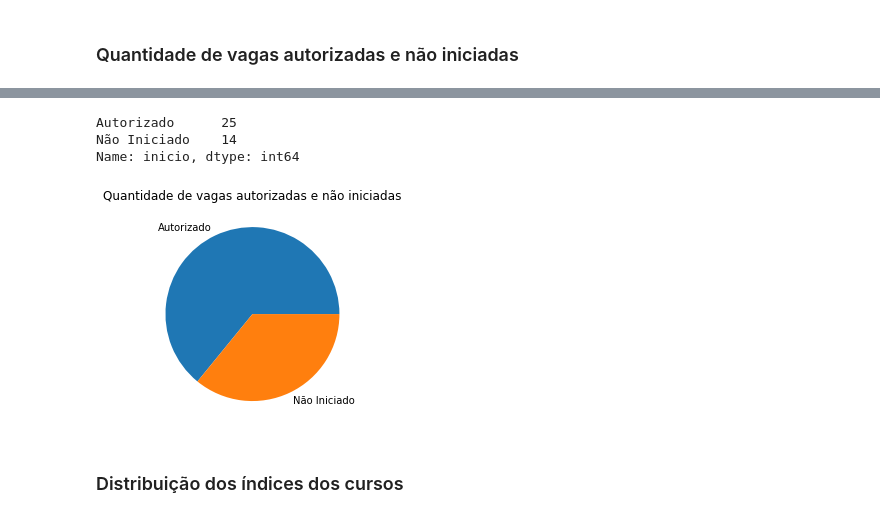
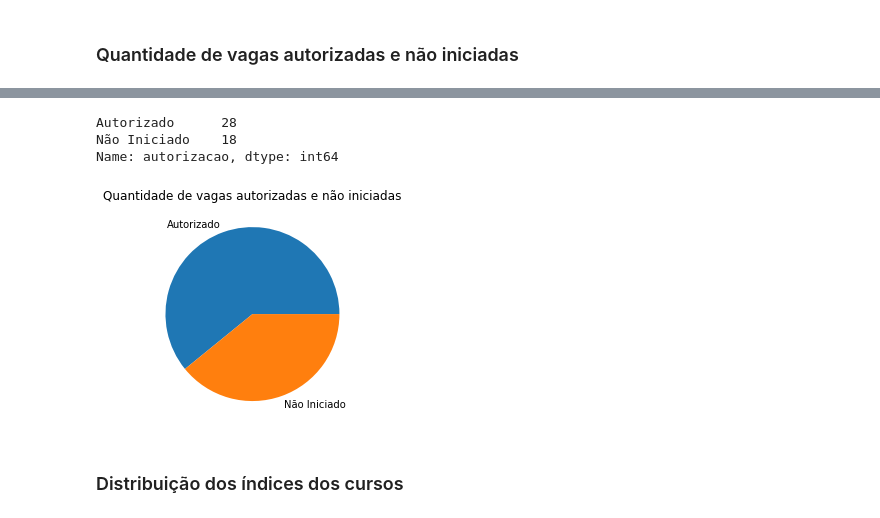
Before and after one commit to fjrsales/tecnicasComputacionais, a Jupyter notebook: int0040_aula_03_NC.ipynb, the cells around one changed output, grey strips where cells are left out. Drawn from its saved outputs; the diff is of its cells as text; code cells hidden in the pictures.

```diff
--- a/int0040_aula_03_NC.ipynb
+++ b/int0040_aula_03_NC.ipynb
@@ -596,0 +594,18 @@ plt.show()
+# %%
+df_estados = pd.read_csv('/content/drive/MyDrive/Tecnicas_Computacionais/Aula_03/universidades.csv',header=None)
+df_estados
+# %%
+df['ies_nome'] = df['ies_nome'].str.upper()
+# %%
+lista = []
+jota = False
+for i in range(len(df['ies_nome'])):
+  for j in range(len(df_estados[0])):
+    if df_estados[0][j] == df['ies_nome'][i]:
+      lista.append(df_estados[2][j])
+      jota = True
+  if jota == False:
+    lista.append('None')
+  jota = False
+print(lista)
+df['estados'] = lista
@@ -603,6 +699,8 @@ plt.show()
 # %% [markdown]
 ### Quantidade de vagas autorizadas e não iniciadas
 # %%
-df['inicio'] = df['inicio'].str.contains('Não iniciado')
-df['inicio'] = df['inicio'].replace(True,'Não Iniciado')
-df['inicio'] = df['inicio'].replace(False,'Autorizado')
+df['autorizacao'] = df['inicio'].str.contains('Não iniciado')
+df['autorizacao'] = df['autorizacao'].replace(True,'Não Iniciado')
+df['autorizacao'] = df['autorizacao'].replace(False,'Autorizado')
+df.head()
+#criar outra coluna para não perder a data
@@ -609,15 +714,15 @@ df['inicio'] = df['inicio'].replace(False,'Autorizado')
 # %%
-df['inicio'].value_counts()
+df['autorizacao'].value_counts()
 # %% [output]
-Autorizado      25
-Não Iniciado    14
-Name: inicio, dtype: int64
+Autorizado      28
+Não Iniciado    18
+Name: autorizacao, dtype: int64
 # %%
-autorizado = df['inicio']
+autorizado = df['autorizacao']
 plt.pie(autorizado.value_counts(),labels=['Autorizado','Não Iniciado'])
 plt.title('Quantidade de vagas autorizadas e não iniciadas')
 plt.show()
 # %% [output]
-[figure, old version]
+[figure, new version]
 # %% [markdown]
 ### Distribuição dos índices dos cursos
```
Also changed, not shown: parts of 21 cells of this notebook.
